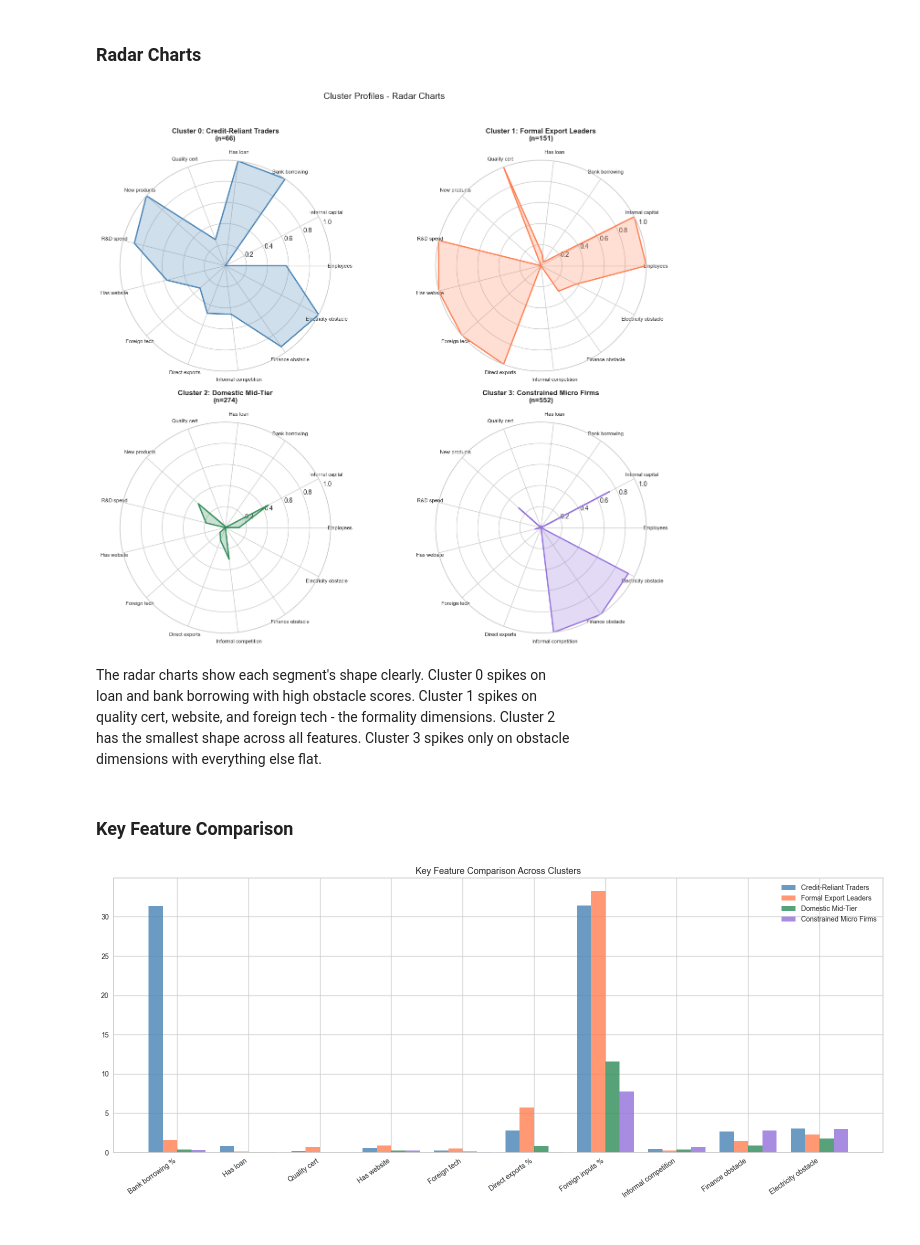
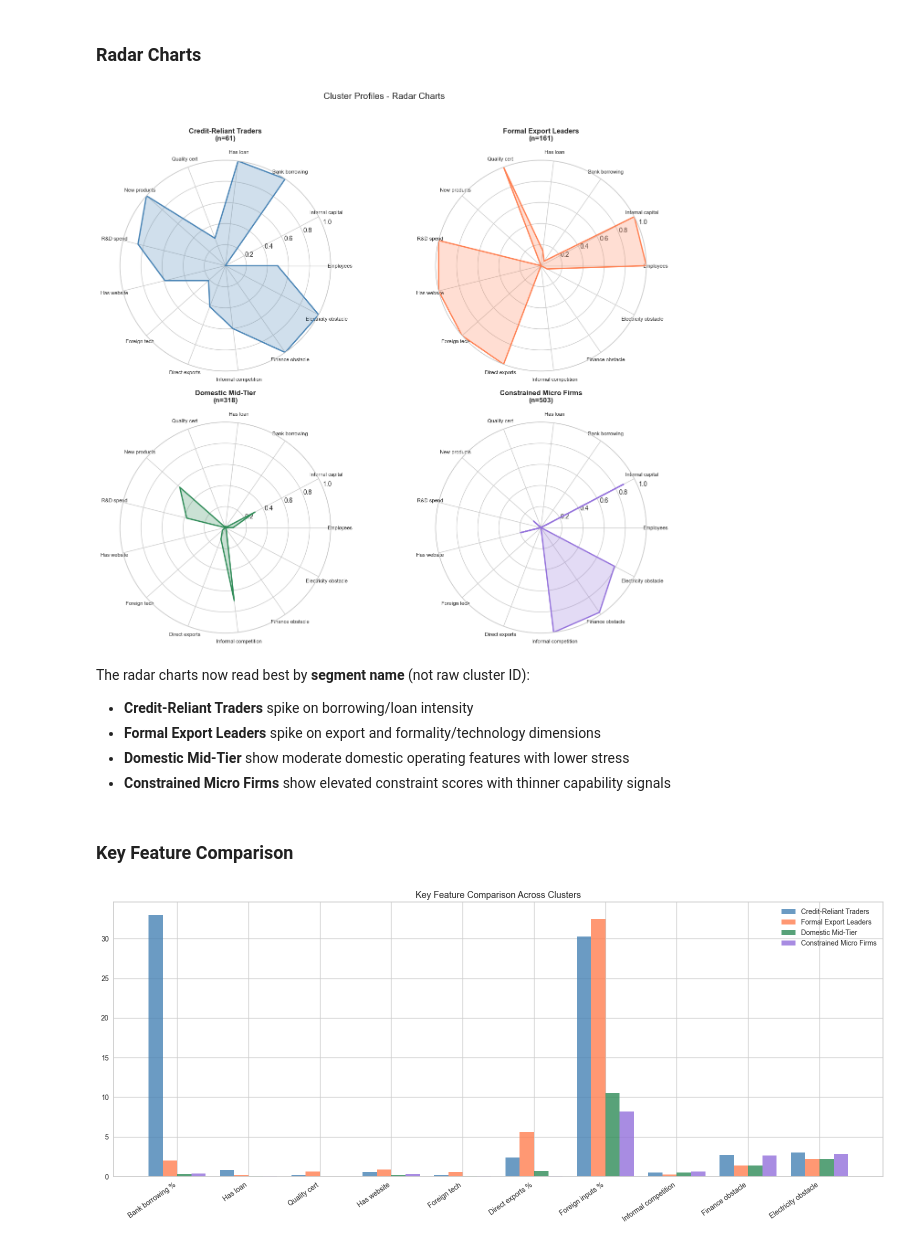
Before and after one commit to kozah04/ng-sme-segmentation, a Jupyter notebook: notebooks/modelling.ipynb, the cells around one changed output. Saved outputs shown, nothing was run; the diff lists cells and outputs as text; code cells hidden in the pictures.

```diff
--- a/notebooks/modelling.ipynb
+++ b/notebooks/modelling.ipynb
@@ -534,49 +591,53 @@ radar_features = ['l1', 'k3a', 'k3bc', 'k82a', 'b8', 'h1',
 
 radar_labels = ['Employees', 'Internal capital', 'Bank borrowing',
                 'Has loan', 'Quality cert', 'New products',
                 'R&D spend', 'Has website', 'Foreign tech',
                 'Direct exports', 'Informal competition',
                 'Finance obstacle', 'Electricity obstacle']
 
-cluster_names = ['Credit-Reliant Traders', 'Formal Export Leaders',
-                 'Domestic Mid-Tier', 'Constrained Micro Firms']
 colors = ['steelblue', 'coral', 'seagreen', 'mediumpurple']
 
 # normalise to 0-1 for radar
-profile_radar = profile[radar_features].copy()
-profile_radar = (profile_radar - profile_radar.min()) / (profile_radar.max() - profile_radar.min())
+profile_radar = profile_by_segment[radar_features].copy()
+profile_radar = (profile_radar - profile_radar.min()) / (profile_radar.max() - profile_radar.min()).replace(0, 1)
 
 N = len(radar_features)
 angles = [n / float(N) * 2 * np.pi for n in range(N)]
 angles += angles[:1]
 
 fig, axes = plt.subplots(2, 2, figsize=(14, 12), subplot_kw=dict(polar=True))
 axes = axes.flatten()
+segment_sizes = df['segment'].value_counts()
 
-for i, ax in enumerate(axes):
-    values = profile_radar.iloc[i].tolist()
+for i, (segment_name, row) in enumerate(profile_radar.iterrows()):
+    ax = axes[i]
+    values = row.tolist()
     values += values[:1]
 
-    ax.plot(angles, values, color=colors[i], linewidth=2)
-    ax.fill(angles, values, color=colors[i], alpha=0.25)
+    ax.plot(angles, values, color=colors[i % len(colors)], linewidth=2)
+    ax.fill(angles, values, color=colors[i % len(colors)], alpha=0.25)
     ax.set_xticks(angles[:-1])
     ax.set_xticklabels(radar_labels, size=8)
-    ax.set_title(f'Cluster {i}: {cluster_names[i]}\n(n={df["cluster"].value_counts()[i]})',
+    ax.set_title(f'{segment_name}\n(n={segment_sizes.get(segment_name, 0)})',
                  size=11, fontweight='bold', pad=15)
     ax.set_ylim(0, 1)
+
+for j in range(len(profile_radar), len(axes)):
+    axes[j].set_visible(False)
 
 plt.suptitle('Cluster Profiles - Radar Charts', fontsize=14, y=1.02)
 plt.tight_layout()
 plt.savefig('../outputs/figures/radar_profiles.png', dpi=150, bbox_inches='tight')
 plt.show()
 # %% [output]
-[figure, old version]
+[figure, new version]
 # %% [markdown]
-The radar charts show each segment's shape clearly. Cluster 0 spikes on
-loan and bank borrowing with high obstacle scores. Cluster 1 spikes on
-quality cert, website, and foreign tech - the formality dimensions. Cluster 2
-has the smallest shape across all features. Cluster 3 spikes only on obstacle
-dimensions with everything else flat.
+The radar charts now read best by **segment name** (not raw cluster ID):
+
+- **Credit-Reliant Traders** spike on borrowing/loan intensity
+- **Formal Export Leaders** spike on export and formality/technology dimensions
+- **Domestic Mid-Tier** show moderate domestic operating features with lower stress
+- **Constrained Micro Firms** show elevated constraint scores with thinner capability signals
 # %% [markdown]
 ### Key Feature Comparison
 # %%
@@ -586,15 +647,17 @@ key_labels = ['Bank borrowing %', 'Has loan', 'Quality cert', 'Has website',
               'Informal competition', 'Finance obstacle', 'Electricity obstacle']
 
 x = np.arange(len(key_features))
-width = 0.2
+n_segments = len(profile_by_segment.index)
+width = 0.8 / max(n_segments, 1)
+colors = ['steelblue', 'coral', 'seagreen', 'mediumpurple']
 
 fig, ax = plt.subplots(figsize=(16, 7))
 
-for i, (name, color) in enumerate(zip(cluster_names, colors)):
-    vals = [profile.iloc[i][f] for f in key_features]
-    ax.bar(x + i * width, vals, width, label=name, color=color, alpha=0.8)
+for i, segment_name in enumerate(profile_by_segment.index):
+    vals = [profile_by_segment.loc[segment_name][f] for f in key_features]
+    ax.bar(x + i * width, vals, width, label=segment_name, color=colors[i % len(colors)], alpha=0.8)
 
-ax.set_xticks(x + width * 1.5)
+ax.set_xticks(x + width * (n_segments - 1) / 2)
 ax.set_xticklabels(key_labels, rotation=35, ha='right')
 ax.set_title('Key Feature Comparison Across Clusters', fontsize=13)
 ax.legend()
@@ -602,5 +665,5 @@ plt.tight_layout()
 plt.savefig('../outputs/figures/cluster_bar_comparison.png', dpi=150, bbox_inches='tight')
 plt.show()
 # %% [output]
-[figure, old version]
+[figure, new version]
 # %% [markdown]
```
Also changed, not shown: parts of 24 cells of this notebook, 1 other file.
